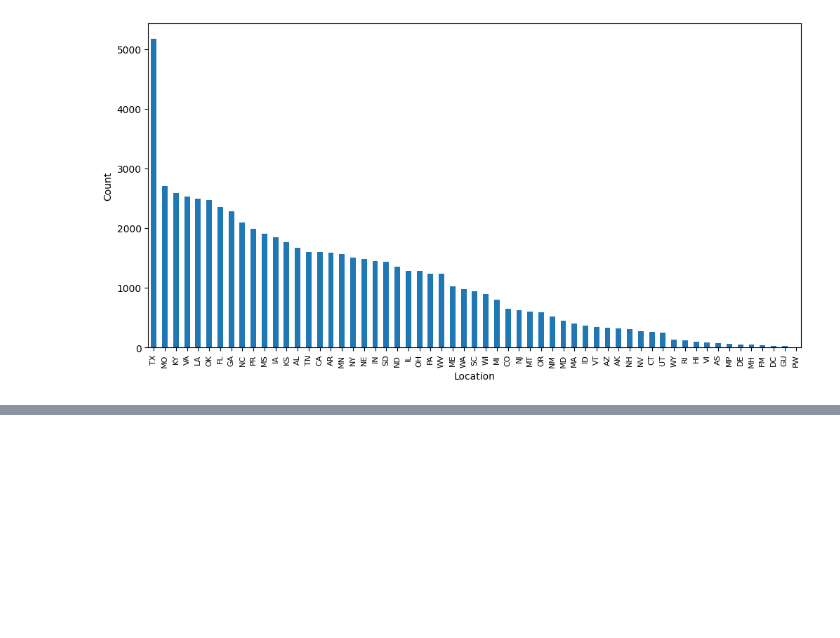
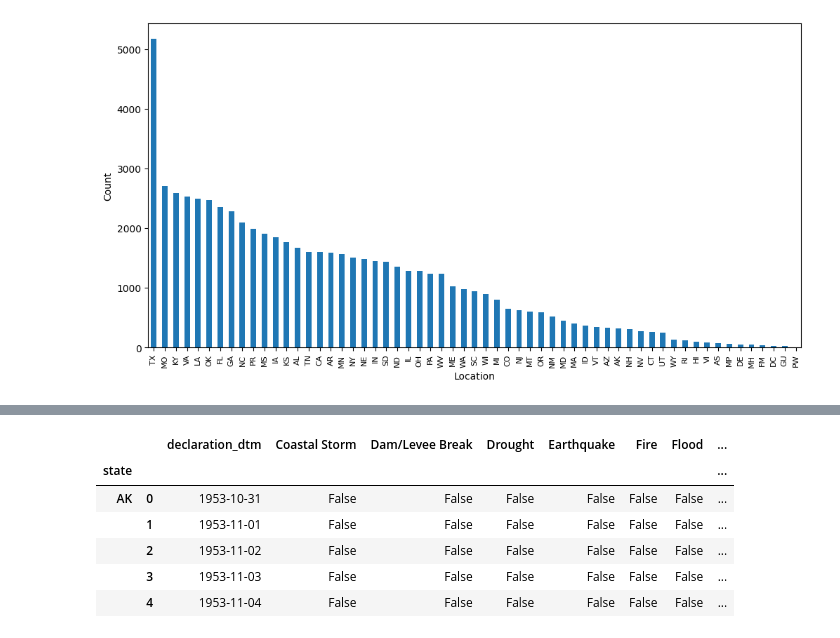
Before and after one commit to helloklow/natural_disasters, a Jupyter notebook: notebooks/low_solution.ipynb, the cells around one changed output, grey strips where cells are left out. Saved outputs shown, nothing was run; the diff lists cells and outputs as text; code cells hidden in the pictures; blank space fills up the shorter version.

```diff
--- a/notebooks/low_solution.ipynb
+++ b/notebooks/low_solution.ipynb
@@ -421,0 +390,20 @@ This confirms that the high rate of disasters reported in 2005 were due to Hurri
+# %%
+# Remove non-weather disasters (include earthquakes, volcanic eruptions)
+# Combine severe ice storm, snowstorm, freezing, and winter storm into 'winter weather'
+
+# Drop some disaster types - focus on weather-related disasters (include wildfires, earthquakes, and volcanic eruptions)
+disaster_drops=['Biological', 'Chemical', 'Fishing Losses', 'Human Cause', 'Other', 'Terrorist', 'Toxic Substances']
+resampled_df.drop(disaster_drops, axis=1, inplace=True)
+
+# Combine winter-related weather disasters
+resampled_df['Winter weather']=resampled_df['Severe Ice Storm'] + resampled_df['Snowstorm'] + resampled_df['Freezing'] + resampled_df['Winter Storm']
+resampled_df.drop(['Severe Ice Storm','Snowstorm','Freezing','Winter Storm'], axis=1, inplace=True)
+resampled_df.head()
+# %% [output]
+|  |  | declaration_dtm | Coastal Storm | Dam/Levee Break | Drought | Earthquake | Fire | Flood | ... |
+| state |  |  |  |  |  |  |  |  | ... |
+| AK | 0 | 1953-10-31 | False | False | False | False | False | False | ... |
+|  | 1 | 1953-11-01 | False | False | False | False | False | False | ... |
+|  | 2 | 1953-11-02 | False | False | False | False | False | False | ... |
+|  | 3 | 1953-11-03 | False | False | False | False | False | False | ... |
+|  | 4 | 1953-11-04 | False | False | False | False | False | False | ... |
```
Also changed, not shown: parts of 32 cells of this notebook.
